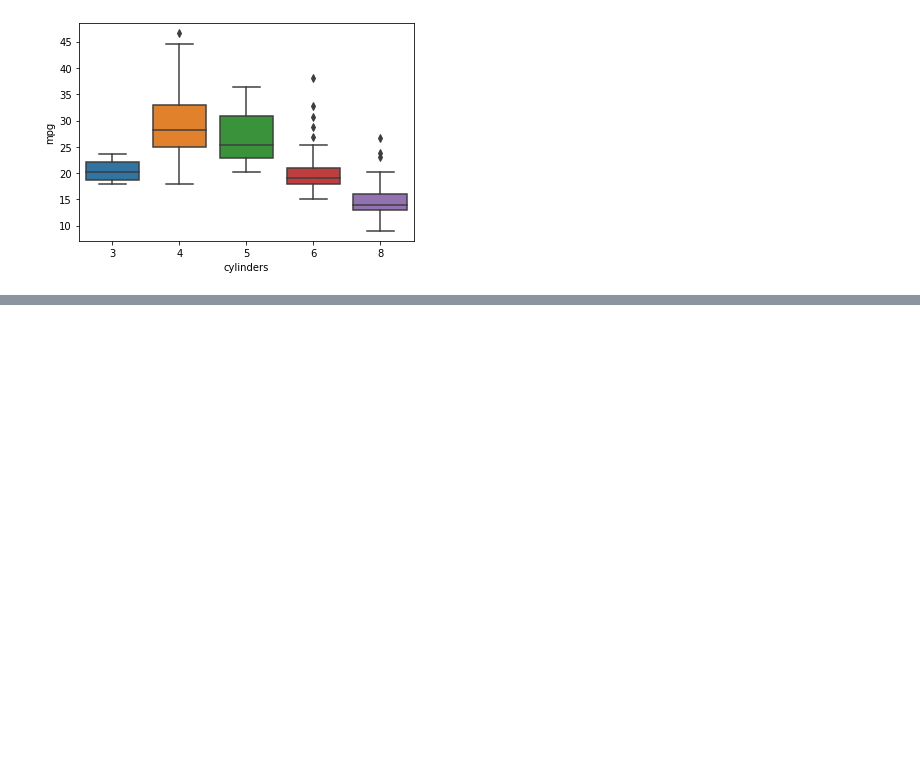
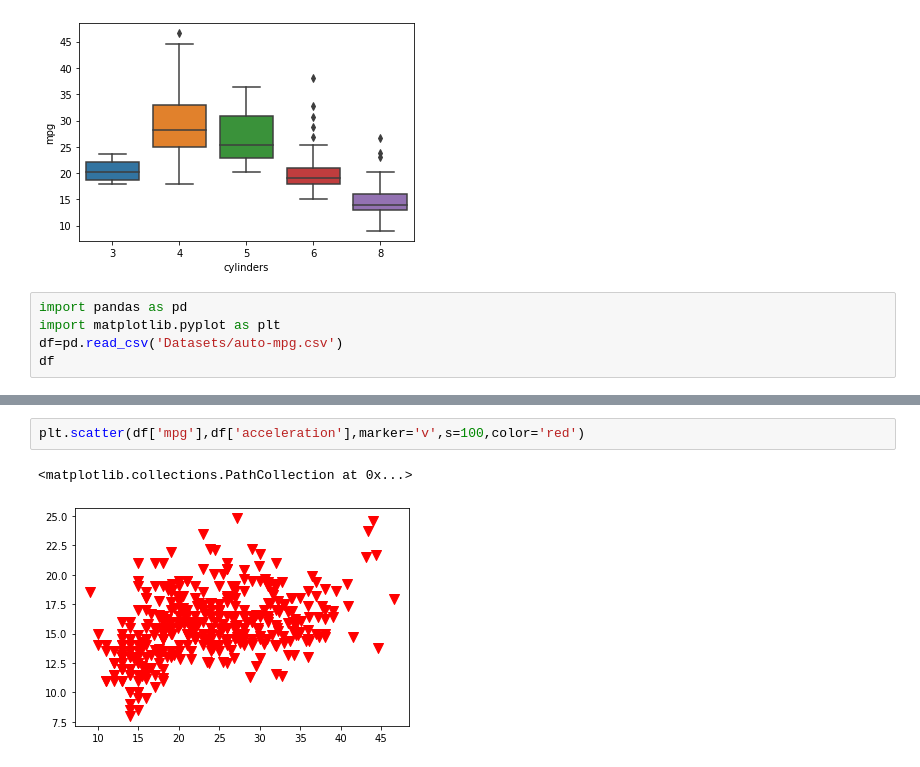
Before and after one commit to kajal-1402-yadav/Python-2, a Jupyter notebook: pandas.ipynb, the cells around one changed output, grey strips where cells are left out. Drawn from its saved outputs; the diff is of its cells as text; blank space fills up the shorter version.

```diff
--- a/pandas.ipynb
+++ b/pandas.ipynb
@@ -631,3 +628,8 @@ sns.boxplot(x=df.cylinders,y=df.mpg,data=df)
 # %% [output]
 <AxesSubplot:xlabel='cylinders', ylabel='mpg'>
 [figure]
+# %%
+import pandas as pd
+import matplotlib.pyplot as plt
+df=pd.read_csv('Datasets/auto-mpg.csv')
+df
@@ -633,0 +650,5 @@ sns.boxplot(x=df.cylinders,y=df.mpg,data=df)
+# %%
+plt.scatter(df['mpg'],df['acceleration'],marker='v',s=100,color='red')
+# %% [output]
+<matplotlib.collections.PathCollection at 0x...>
+[figure, added]
```
Also changed, not shown: parts of 17 cells of this notebook.
